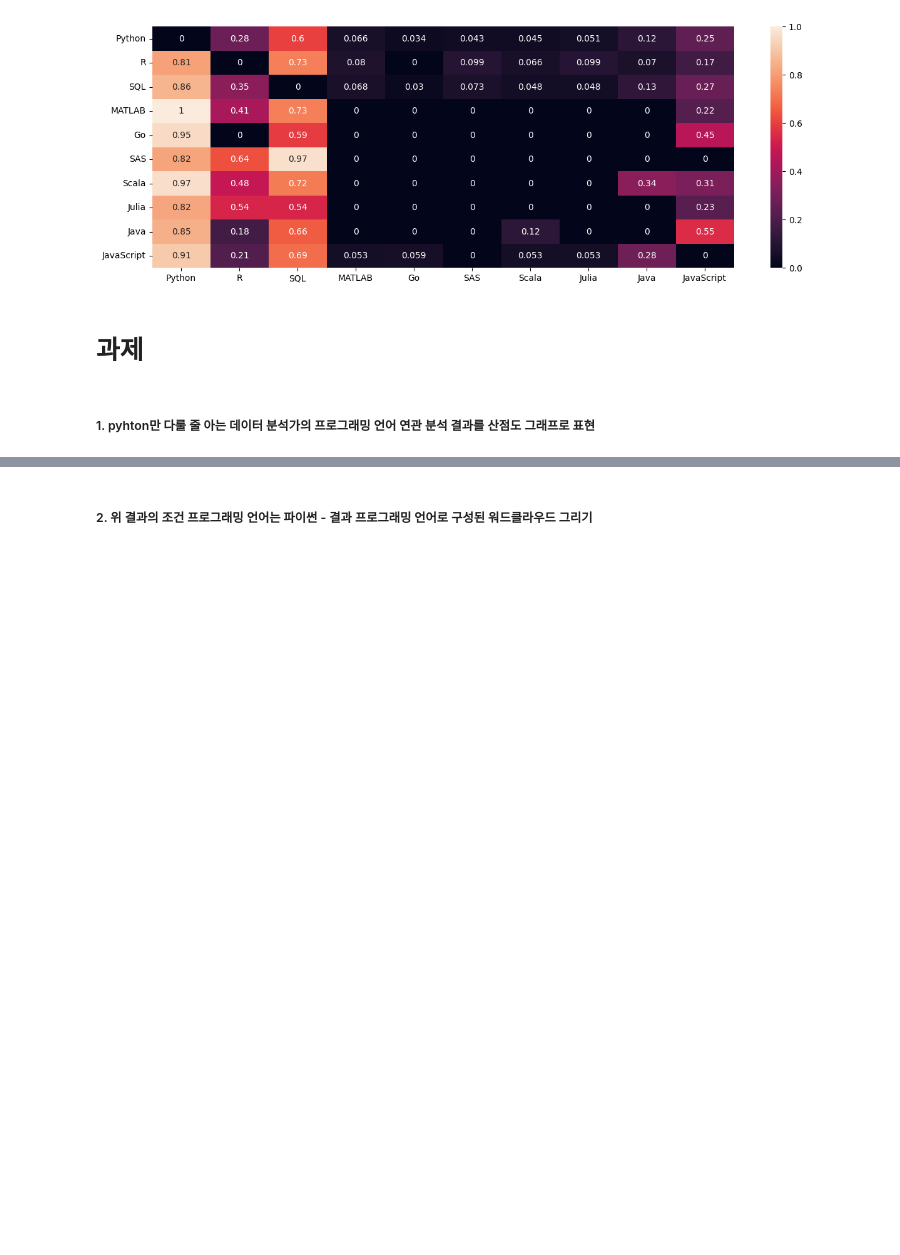
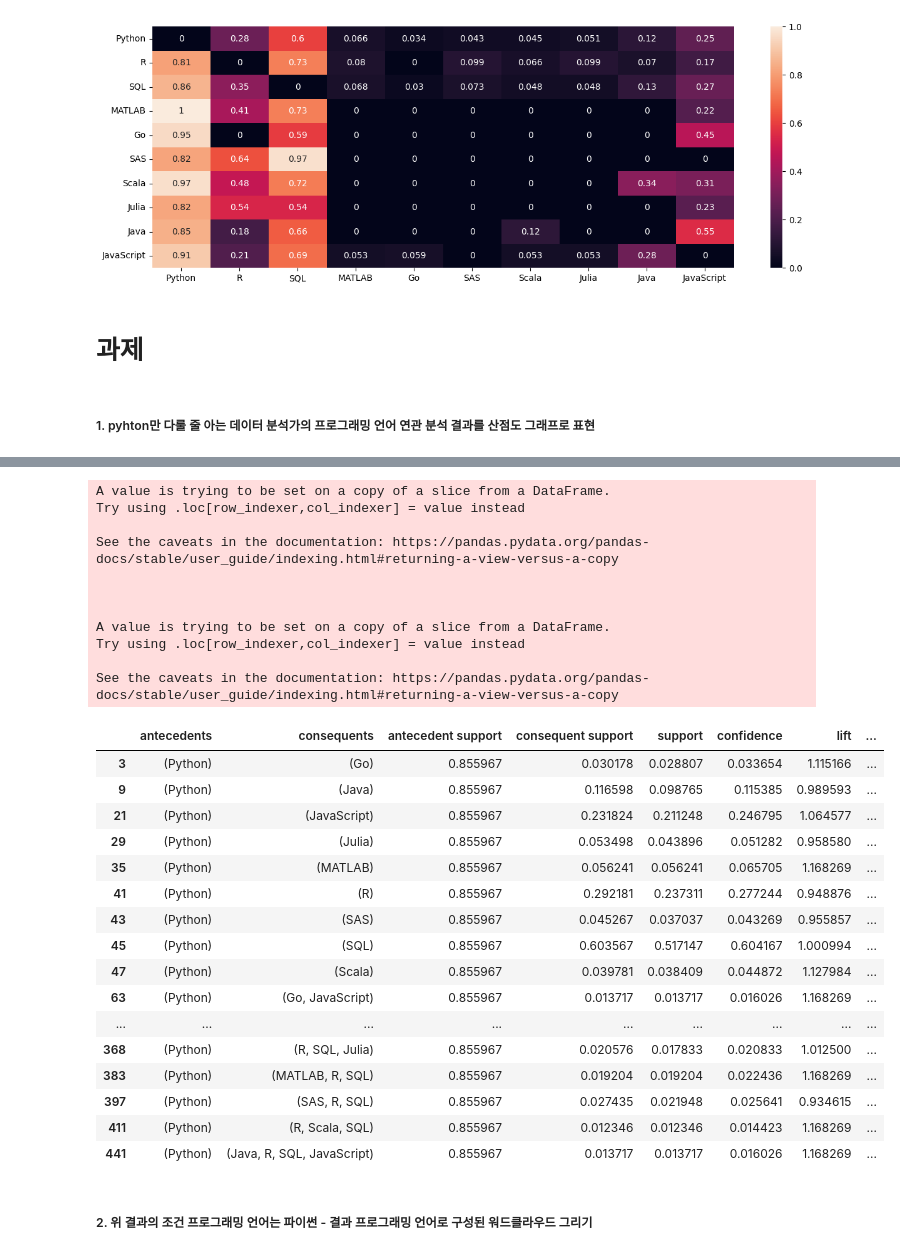
Before and after one commit to sojoyfulyouth/Pandas_DataAnalysis, a Jupyter notebook: Chap09/Developer_Code.ipynb, the cells around one changed output, grey strips where cells are left out. Drawn from its saved outputs; the diff is of its cells as text; code cells hidden in the pictures; blank space fills up the shorter version.

```diff
--- a/Chap09/Developer_Code.ipynb
+++ b/Chap09/Developer_Code.ipynb
@@ -760,0 +806,34 @@ heatmap = sns.heatmap(revised_rules_df, annot=True)
+# %%
+# frozenset 데이터를 문자열로 변환하여 열 추가
+rules_py['antecedents_str'] = rules_py['antecedents'].apply(lambda x: ','.join(list(x)))
+rules_py['consequents_str'] = rules_py['consequents'].apply(lambda x: ','.join(list(x)))
+rules_py
+# %% [output]
+A value is trying to be set on a copy of a slice from a DataFrame.
+Try using .loc[row_indexer,col_indexer] = value instead
+
+See the caveats in the documentation: https://pandas.pydata.org/pandas-docs/stable/user_guide/indexing.html#returning-a-view-versus-a-copy
+
+
+
+A value is trying to be set on a copy of a slice from a DataFrame.
+Try using .loc[row_indexer,col_indexer] = value instead
+
+See the caveats in the documentation: https://pandas.pydata.org/pandas-docs/stable/user_guide/indexing.html#returning-a-view-versus-a-copy
+|  | antecedents | consequents | antecedent support | consequent support | support | confidence | lift | ... |
+| 3 | (Python) | (Go) | 0.855967 | 0.030178 | 0.028807 | 0.033654 | 1.115166 | ... |
+| 9 | (Python) | (Java) | 0.855967 | 0.116598 | 0.098765 | 0.115385 | 0.989593 | ... |
+| 21 | (Python) | (JavaScript) | 0.855967 | 0.231824 | 0.211248 | 0.246795 | 1.064577 | ... |
+| 29 | (Python) | (Julia) | 0.855967 | 0.053498 | 0.043896 | 0.051282 | 0.958580 | ... |
+| 35 | (Python) | (MATLAB) | 0.855967 | 0.056241 | 0.056241 | 0.065705 | 1.168269 | ... |
+| 41 | (Python) | (R) | 0.855967 | 0.292181 | 0.237311 | 0.277244 | 0.948876 | ... |
+| 43 | (Python) | (SAS) | 0.855967 | 0.045267 | 0.037037 | 0.043269 | 0.955857 | ... |
+| 45 | (Python) | (SQL) | 0.855967 | 0.603567 | 0.517147 | 0.604167 | 1.000994 | ... |
+| 47 | (Python) | (Scala) | 0.855967 | 0.039781 | 0.038409 | 0.044872 | 1.127984 | ... |
+| 63 | (Python) | (Go, JavaScript) | 0.855967 | 0.013717 | 0.013717 | 0.016026 | 1.168269 | ... |
+| ... | ... | ... | ... | ... | ... | ... | ... | ... |
+| 368 | (Python) | (R, SQL, Julia) | 0.855967 | 0.020576 | 0.017833 | 0.020833 | 1.012500 | ... |
+| 383 | (Python) | (MATLAB, R, SQL) | 0.855967 | 0.019204 | 0.019204 | 0.022436 | 1.168269 | ... |
+| 397 | (Python) | (SAS, R, SQL) | 0.855967 | 0.027435 | 0.021948 | 0.025641 | 0.934615 | ... |
+| 411 | (Python) | (R, Scala, SQL) | 0.855967 | 0.012346 | 0.012346 | 0.014423 | 1.168269 | ... |
+| 441 | (Python) | (Java, R, SQL, JavaScript) | 0.855967 | 0.013717 | 0.013717 | 0.016026 | 1.168269 | ... |
```
Also changed, not shown: parts of 9 cells of this notebook.
